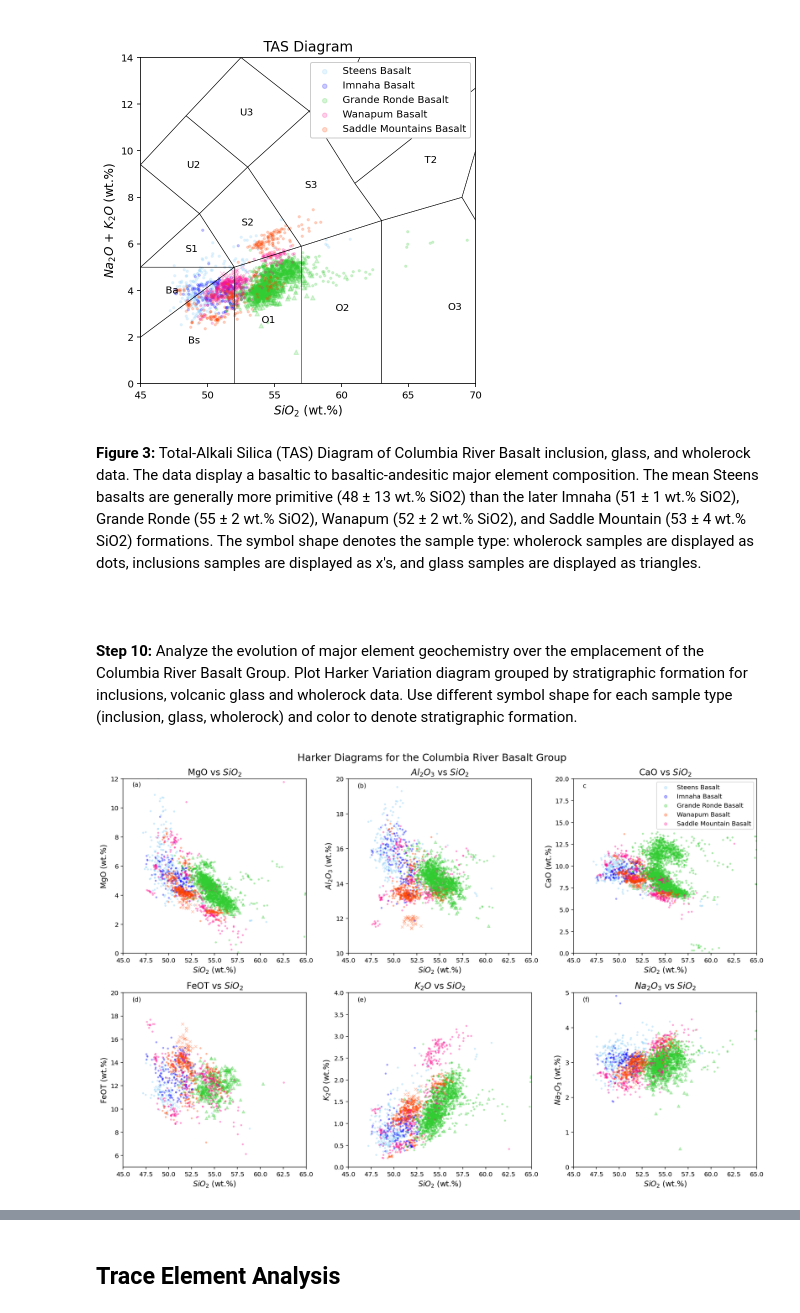
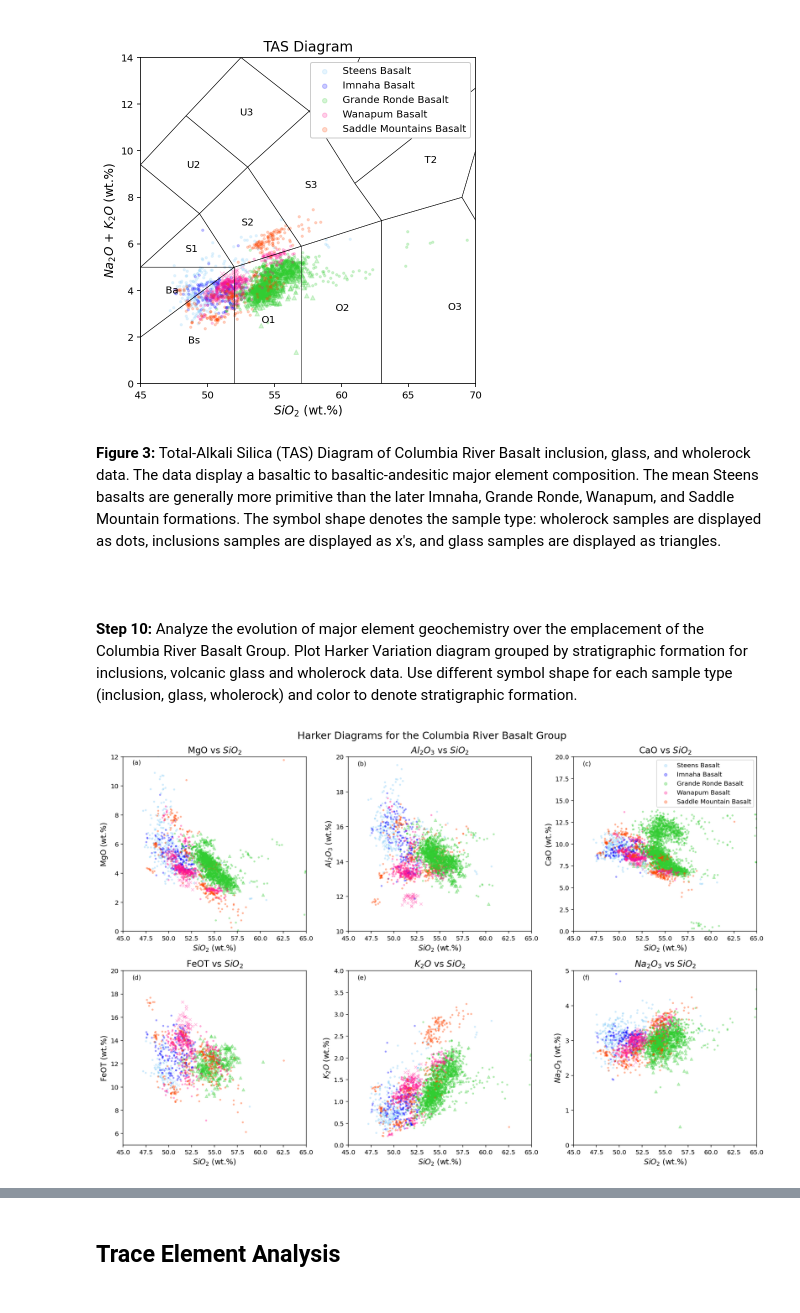
Before and after one commit to lhlinka/rces-final-project, a Jupyter notebook: finalproject.ipynb, the cells around one changed output, grey strips where cells are left out. Drawn from its saved outputs; the diff is of its cells as text; code cells hidden in the pictures.

```diff
--- a/finalproject.ipynb
+++ b/finalproject.ipynb
@@ -167,7 +167,7 @@ df['Total(WT%)NORM'] = df.loc[:,MAJOR_ELEMENTS_NORM].sum(axis=1, min_count=1)
 df['NA2O+K2O(WT%)NORM'] = df['NA2O(WT%)NORM'] + df['K2O(WT%)NORM']
 
 # Create a new Column with Magnesium # (MG#).
-df['MG#'] = 100 * (df['MGO(WT%)NORM']/40.3) / (df['MGO(WT%)NORM']/40.3 / 40.3 + df['FEOT(WT%)NORM'] / 71.08
+df['MG#'] = 100 * (df['MGO(WT%)NORM']/40.3) / (df['MGO(WT%)NORM']/40.3 / 40.3 + df['FEOT(WT%)NORM'] / 71.08 )
 
 # Create a new Columns with trace element ratios of interest: DY/YB , CE/Y, BA/LA
 df['DY/YB'] = df['DY(PPM)'] / df['YB(PPM)']
@@ -323,7 +321,7 @@ ax.legend(fontsize = 10, markerscale = 2, loc = 'upper right', frameon=True, fac
 # %% [output]
 [figure]
 # %% [markdown]
-<b>Figure 3:</b> Total-Alkali Silica (TAS) Diagram of Columbia River Basalt inclusion, glass, and wholerock data. The data display a basaltic to basaltic-andesitic major element composition. The mean Steens basalts are generally more primitive (48 ± 13 wt.% SiO2) than the later Imnaha (51 ± 1 wt.% SiO2), Grande Ronde (55 ± 2 wt.% SiO2), Wanapum (52 ± 2 wt.% SiO2), and Saddle Mountain (53 ± 4 wt.% SiO2) formations. The symbol shape denotes the sample type: wholerock samples are displayed as dots, inclusions samples are displayed as x's, and glass samples are displayed as triangles.
+<b>Figure 3:</b> Total-Alkali Silica (TAS) Diagram of Columbia River Basalt inclusion, glass, and wholerock data. The data display a basaltic to basaltic-andesitic major element composition. The mean Steens basalts are generally more primitive than the later Imnaha, Grande Ronde, Wanapum, and Saddle Mountain formations. The symbol shape denotes the sample type: wholerock samples are displayed as dots, inclusions samples are displayed as x's, and glass samples are displayed as triangles.
 <br/>
 <br/>
 <br/>
@@ -336,64 +334,64 @@ fig.suptitle('Harker Diagrams for the Columbia River Basalt Group', fontsize=16)
 
 # Plot inclusion, glass, and wholerock data on Harker Diagram
 gb_inclusion.get_group(' STEENS BASALT').plot.scatter(x='SIO2(WT%)NORM', y='MGO(WT%)NORM', c='lightskyblue', marker='x', alpha=0.3, ax=ax[0,0])
-gb_inclusion.get_group(' WANAPUM BASALT').plot.scatter(x='SIO2(WT%)NORM', y='MGO(WT%)NORM', c='orangered', marker='x', alpha=0.3, ax=ax[0,0])
-gb_glass.get_group(' WANAPUM BASALT').plot.scatter(x='SIO2(WT%)NORM', y='MGO(WT%)NORM', c='orangered', marker='^', alpha=0.3, ax=ax[0,0])
+gb_inclusion.get_group(' WANAPUM BASALT').plot.scatter(x='SIO2(WT%)NORM', y='MGO(WT%)NORM', c='deeppink', marker='x', alpha=0.3, ax=ax[0,0])
+gb_glass.get_group(' WANAPUM BASALT').plot.scatter(x='SIO2(WT%)NORM', y='MGO(WT%)NORM', c='deeppink', marker='^', alpha=0.3, ax=ax[0,0])
 gb_glass.get_group(' GRANDE RONDE BASALT').plot.scatter(x='SIO2(WT%)NORM', y='MGO(WT%)NORM', c='limegreen', marker='^', alpha=0.3, ax=ax[0,0])
 gb_wholerock.get_group(' STEENS BASALT').plot.scatter(x='SIO2(WT%)NORM', y='MGO(WT%)NORM', c='lightskyblue', marker='.', alpha = 0.3, ax=ax[0,0])
 gb_wholerock.get_group(' IMNAHA BASALT').plot.scatter(x='SIO2(WT%)NORM', y='MGO(WT%)NORM', c='blue', marker='.', alpha = 0.3, ax=ax[0,0])
-gb_wholerock.get_group(' SADDLE MOUNTAINS BASALT').plot.scatter(x='SIO2(WT%)NORM', y='MGO(WT%)NORM', c='deeppink', marker='.', alpha = 0.3, ax=ax[0,0])
-gb_wholerock.get_group(' WANAPUM BASALT').plot.scatter(x='SIO2(WT%)NORM', y='MGO(WT%)NORM', c='orangered', marker='.', alpha = 0.3, ax=ax[0,0])
+gb_wholerock.get_group(' SADDLE MOUNTAINS BASALT').plot.scatter(x='SIO2(WT%)NORM', y='MGO(WT%)NORM', c='orangered', marker='.', alpha = 0.3, ax=ax[0,0])
+gb_wholerock.get_group(' WANAPUM BASALT').plot.scatter(x='SIO2(WT%)NORM', y='MGO(WT%)NORM', c='deeppink', marker='.', alpha = 0.3, ax=ax[0,0])
 gb_wholerock.get_group(' GRANDE RONDE BASALT').plot.scatter(x='SIO2(WT%)NORM', y='MGO(WT%)NORM', c='limegreen', marker='.', alpha = 0.3, ax=ax[0,0])
 
 gb_inclusion.get_group(' STEENS BASALT').plot.scatter(x='SIO2(WT%)NORM', y='AL2O3(WT%)NORM', c='lightskyblue', marker='x', alpha=0.3, ax=ax[0,1])
-gb_inclusion.get_group(' WANAPUM BASALT').plot.scatter(x='SIO2(WT%)NORM', y='AL2O3(WT%)NORM', c='orangered', marker='x', alpha=0.3, ax=ax[0,1])
-gb_glass.get_group(' WANAPUM BASALT').plot.scatter(x='SIO2(WT%)NORM', y='AL2O3(WT%)NORM', c='orangered', marker='^', alpha=0.3, ax=ax[0,1])
+gb_inclusion.get_group(' WANAPUM BASALT').plot.scatter(x='SIO2(WT%)NORM', y='AL2O3(WT%)NORM', c='deeppink', marker='x', alpha=0.3, ax=ax[0,1])
+gb_glass.get_group(' WANAPUM BASALT').plot.scatter(x='SIO2(WT%)NORM', y='AL2O3(WT%)NORM', c='deeppink', marker='^', alpha=0.3, ax=ax[0,1])
 gb_glass.get_group(' GRANDE RONDE BASALT').plot.scatter(x='SIO2(WT%)NORM', y='AL2O3(WT%)NORM', c='limegreen', marker='^', alpha=0.3, ax=ax[0,1])
 gb_wholerock.get_group(' STEENS BASALT').plot.scatter(x='SIO2(WT%)NORM', y='AL2O3(WT%)NORM', c='lightskyblue', marker='.', alpha = 0.3, ax=ax[0,1])
 gb_wholerock.get_group(' IMNAHA BASALT').plot.scatter(x='SIO2(WT%)NORM', y='AL2O3(WT%)NORM', c='blue', marker='.', alpha = 0.3, ax=ax[0,1])
-gb_wholerock.get_group(' SADDLE MOUNTAINS BASALT').plot.scatter(x='SIO2(WT%)NORM', y='AL2O3(WT%)NORM', c='deeppink', marker='.', alpha = 0.3, ax=ax[0,1])
-gb_wholerock.get_group(' WANAPUM BASALT').plot.scatter(x='SIO2(WT%)NORM', y='AL2O3(WT%)NORM', c='orangered', marker='.', alpha = 0.3, ax=ax[0,1])
+gb_wholerock.get_group(' SADDLE MOUNTAINS BASALT').plot.scatter(x='SIO2(WT%)NORM', y='AL2O3(WT%)NORM', c='orangered', marker='.', alpha = 0.3, ax=ax[0,1])
+gb_wholerock.get_group(' WANAPUM BASALT').plot.scatter(x='SIO2(WT%)NORM', y='AL2O3(WT%)NORM', c='deeppink', marker='.', alpha = 0.3, ax=ax[0,1])
 gb_wholerock.get_group(' GRANDE RONDE BASALT').plot.scatter(x='SIO2(WT%)NORM', y='AL2O3(WT%)NORM', c='limegreen', marker='.', alpha = 0.3, ax=ax[0,1])
 
 gb_inclusion.get_group(' STEENS BASALT').plot.scatter(x='SIO2(WT%)NORM', y='CAO(WT%)NORM', c='lightskyblue', marker='x', alpha=0.3, ax=ax[0,2])
-gb_inclusion.get_group(' WANAPUM BASALT').plot.scatter(x='SIO2(WT%)NORM', y='CAO(WT%)NORM', c='orangered', marker='x', alpha=0.3, ax=ax[0,2])
-gb_glass.get_group(' WANAPUM BASALT').plot.scatter(x='SIO2(WT%)NORM', y='CAO(WT%)NORM', c='orangered', marker='^', alpha=0.3, ax=ax[0,2])
+gb_inclusion.get_group(' WANAPUM BASALT').plot.scatter(x='SIO2(WT%)NORM', y='CAO(WT%)NORM', c='deeppink', marker='x', alpha=0.3, ax=ax[0,2])
+gb_glass.get_group(' WANAPUM BASALT').plot.scatter(x='SIO2(WT%)NORM', y='CAO(WT%)NORM', c='deeppink', marker='^', alpha=0.3, ax=ax[0,2])
 gb_glass.get_group(' GRANDE RONDE BASALT').plot.scatter(x='SIO2(WT%)NORM', y='CAO(WT%)NORM', c='limegreen', marker='^', alpha=0.3, ax=ax[0,2])
 gb_wholerock.get_group(' STEENS BASALT').plot.scatter(x='SIO2(WT%)NORM', y='CAO(WT%)NORM', c='lightskyblue', marker='.', alpha = 0.3,label='Steens Basalt', ax=ax[0,2])
 gb_wholerock.get_group(' IMNAHA BASALT').plot.scatter(x='SIO2(WT%)NORM', y='CAO(WT%)NORM', c='blue', marker='.', alpha = 0.3,label='Imnaha Basalt', ax=ax[0,2])
 gb_wholerock.get_group(' GRANDE RONDE BASALT').plot.scatter(x='SIO2(WT%)NORM', y='CAO(WT%)NORM', c='limegreen', marker='.', alpha = 0.3,label='Grande Ronde Basalt', ax=ax[0,2])
-gb_wholerock.get_group(' WANAPUM BASALT').plot.scatter(x='SIO2(WT%)NORM', y='CAO(WT%)NORM', c='orangered', marker='.', alpha = 0.3,label='Wanapum Basalt', ax=ax[0,2])
-gb_wholerock.get_group(' SADDLE MOUNTAINS BASALT').plot.scatter(x='SIO2(WT%)NORM', y='CAO(WT%)NORM', c='deeppink', marker='.', alpha = 0.3,label='Saddle Mountain Basalt', ax=ax[0,2])
+gb_wholerock.get_group(' WANAPUM BASALT').plot.scatter(x='SIO2(WT%)NORM', y='CAO(WT%)NORM', c='deeppink', marker='.', alpha = 0.3,label='Wanapum Basalt', ax=ax[0,2])
+gb_wholerock.get_group(' SADDLE MOUNTAINS BASALT').plot.scatter(x='SIO2(WT%)NORM', y='CAO(WT%)NORM', c='orangered', marker='.', alpha = 0.3,label='Saddle Mountain Basalt', ax=ax[0,2])
 
 gb_inclusion.get_group(' STEENS BASALT').plot.scatter(x='SIO2(WT%)NORM', y='FEOT(WT%)NORM', c='lightskyblue', marker='x', alpha=0.3, ax=ax[1,0])
-gb_inclusion.get_group(' WANAPUM BASALT').plot.scatter(x='SIO2(WT%)NORM', y='FEOT(WT%)NORM', c='orangered', marker='x', alpha=0.3, ax=ax[1,0])
-gb_glass.get_group(' WANAPUM BASALT').plot.scatter(x='SIO2(WT%)NORM', y='FEOT(WT%)NORM', c='orangered', marker='^', alpha=0.3, ax=ax[1,0])
+gb_inclusion.get_group(' WANAPUM BASALT').plot.scatter(x='SIO2(WT%)NORM', y='FEOT(WT%)NORM', c='deeppink', marker='x', alpha=0.3, ax=ax[1,0])
+gb_glass.get_group(' WANAPUM BASALT').plot.scatter(x='SIO2(WT%)NORM', y='FEOT(WT%)NORM', c='deeppink', marker='^', alpha=0.3, ax=ax[1,0])
 gb_glass.get_group(' GRANDE RONDE BASALT').plot.scatter(x='SIO2(WT%)NORM', y='FEOT(WT%)NORM', c='limegreen', marker='^', alpha=0.3, ax=ax[1,0])
 gb_wholerock.get_group(' STEENS BASALT').plot.scatter(x='SIO2(WT%)NORM', y='FEOT(WT%)NORM', c='lightskyblue', marker='.', alpha = 0.3, ax=ax[1,0])
 gb_wholerock.get_group(' IMNAHA BASALT').plot.scatter(x='SIO2(WT%)NORM', y='FEOT(WT%)NORM', c='blue', marker='.', alpha = 0.3, ax=ax[1,0])
 gb_wholerock.get_group(' GRANDE RONDE BASALT').plot.scatter(x='SIO2(WT%)NORM', y='FEOT(WT%)NORM', c='limegreen', marker='.', alpha = 0.3, ax=ax[0,2])
-gb_wholerock.get_group(' WANAPUM BASALT').plot.scatter(x='SIO2(WT%)NORM', y='FEOT(WT%)NORM', c='orangered', marker='.', alpha = 0.3, ax=ax[1,0])
-gb_wholerock.get_group(' SADDLE MOUNTAINS BASALT').plot.scatter(x='SIO2(WT%)NORM', y='FEOT(WT%)NORM', c='deeppink', marker='.', alpha = 0.3, ax=ax[1,0])
+gb_wholerock.get_group(' WANAPUM BASALT').plot.scatter(x='SIO2(WT%)NORM', y='FEOT(WT%)NORM', c='deeppink', marker='.', alpha = 0.3, ax=ax[1,0])
+gb_wholerock.get_group(' SADDLE MOUNTAINS BASALT').plot.scatter(x='SIO2(WT%)NORM', y='FEOT(WT%)NORM', c='orangered', marker='.', alpha = 0.3, ax=ax[1,0])
 
 gb_inclusion.get_group(' STEENS BASALT').plot.scatter(x='SIO2(WT%)NORM', y='K2O(WT%)NORM', c='lightskyblue', marker='x', alpha=0.3, ax=ax[1,1])
-gb_inclusion.get_group(' WANAPUM BASALT').plot.scatter(x='SIO2(WT%)NORM', y='K2O(WT%)NORM', c='orangered', marker='x', alpha=0.3, ax=ax[1,1])
-gb_glass.get_group(' WANAPUM BASALT').plot.scatter(x='SIO2(WT%)NORM', y='K2O(WT%)NORM', c='orangered', marker='^', alpha=0.3, ax=ax[1,1])
+gb_inclusion.get_group(' WANAPUM BASALT').plot.scatter(x='SIO2(WT%)NORM', y='K2O(WT%)NORM', c='deeppink', marker='x', alpha=0.3, ax=ax[1,1])
+gb_glass.get_group(' WANAPUM BASALT').plot.scatter(x='SIO2(WT%)NORM', y='K2O(WT%)NORM', c='deeppink', marker='^', alpha=0.3, ax=ax[1,1])
 gb_glass.get_group(' GRANDE RONDE BASALT').plot.scatter(x='SIO2(WT%)NORM', y='K2O(WT%)NORM', c='limegreen', marker='^', alpha=0.3, ax=ax[1,1])
 gb_wholerock.get_group(' STEENS BASALT').plot.scatter(x='SIO2(WT%)NORM', y='K2O(WT%)NORM', c='lightskyblue', marker='.', alpha = 0.3, ax=ax[1,1])
 gb_wholerock.get_group(' IMNAHA BASALT').plot.scatter(x='SIO2(WT%)NORM', y='K2O(WT%)NORM', c='blue', marker='.', alpha = 0.3, ax=ax[1,1])
 gb_wholerock.get_group(' GRANDE RONDE BASALT').plot.scatter(x='SIO2(WT%)NORM', y='K2O(WT%)NORM', c='limegreen', marker='.', alpha = 0.3, ax=ax[1,1])
-gb_wholerock.get_group(' WANAPUM BASALT').plot.scatter(x='SIO2(WT%)NORM', y='K2O(WT%)NORM', c='orangered', marker='.', alpha = 0.3, ax=ax[1,1])
-gb_wholerock.get_group(' SADDLE MOUNTAINS BASALT').plot.scatter(x='SIO2(WT%)NORM', y='K2O(WT%)NORM', c='deeppink', marker='.', alpha = 0.3, ax=ax[1,1])
+gb_wholerock.get_group(' WANAPUM BASALT').plot.scatter(x='SIO2(WT%)NORM', y='K2O(WT%)NORM', c='deeppink', marker='.', alpha = 0.3, ax=ax[1,1])
+gb_wholerock.get_group(' SADDLE MOUNTAINS BASALT').plot.scatter(x='SIO2(WT%)NORM', y='K2O(WT%)NORM', c='orangered', marker='.', alpha = 0.3, ax=ax[1,1])
 
 gb_inclusion.get_group(' STEENS BASALT').plot.scatter(x='SIO2(WT%)NORM', y='NA2O(WT%)NORM', c='lightskyblue', marker='x', alpha=0.3, ax=ax[1,2])
-gb_inclusion.get_group(' WANAPUM BASALT').plot.scatter(x='SIO2(WT%)NORM', y='NA2O(WT%)NORM', c='orangered', marker='x', alpha=0.3, ax=ax[1,2])
-gb_glass.get_group(' WANAPUM BASALT').plot.scatter(x='SIO2(WT%)NORM', y='NA2O(WT%)NORM', c='orangered', marker='^', alpha=0.3, ax=ax[1,2])
+gb_inclusion.get_group(' WANAPUM BASALT').plot.scatter(x='SIO2(WT%)NORM', y='NA2O(WT%)NORM', c='deeppink', marker='x', alpha=0.3, ax=ax[1,2])
+gb_glass.get_group(' WANAPUM BASALT').plot.scatter(x='SIO2(WT%)NORM', y='NA2O(WT%)NORM', c='deeppink', marker='^', alpha=0.3, ax=ax[1,2])
 gb_glass.get_group(' GRANDE RONDE BASALT').plot.scatter(x='SIO2(WT%)NORM', y='NA2O(WT%)NORM', c='limegreen', marker='^', alpha=0.3, ax=ax[1,2])
 gb_wholerock.get_group(' STEENS BASALT').plot.scatter(x='SIO2(WT%)NORM', y='NA2O(WT%)NORM', c='lightskyblue', marker='.', alpha = 0.3, ax=ax[1,2])
 gb_wholerock.get_group(' IMNAHA BASALT').plot.scatter(x='SIO2(WT%)NORM', y='NA2O(WT%)NORM', c='blue', marker='.', alpha = 0.3, ax=ax[1,2])
 gb_wholerock.get_group(' GRANDE RONDE BASALT').plot.scatter(x='SIO2(WT%)NORM', y='NA2O(WT%)NORM', c='limegreen', marker='.', alpha = 0.3, ax=ax[1,2])
-gb_wholerock.get_group(' WANAPUM BASALT').plot.scatter(x='SIO2(WT%)NORM', y='NA2O(WT%)NORM', c='orangered', marker='.', alpha = 0.3, ax=ax[1,2])
-gb_wholerock.get_group(' SADDLE MOUNTAINS BASALT').plot.scatter(x='SIO2(WT%)NORM', y='NA2O(WT%)NORM', c='deeppink', marker='.', alpha = 0.3, ax=ax[1,2])
+gb_wholerock.get_group(' WANAPUM BASALT').plot.scatter(x='SIO2(WT%)NORM', y='NA2O(WT%)NORM', c='deeppink', marker='.', alpha = 0.3, ax=ax[1,2])
+gb_wholerock.get_group(' SADDLE MOUNTAINS BASALT').plot.scatter(x='SIO2(WT%)NORM', y='NA2O(WT%)NORM', c='orangered', marker='.', alpha = 0.3, ax=ax[1,2])
 
 # Add labels, legend, and adjust x- and y- plot extent
 ax[0,0].set_title('MgO vs $SiO_2$', fontsize = 14)
@@ -414,32 +412,32 @@ ax[0,2].set_title('CaO vs $SiO_2$', fontsize = 14)
 ax[0,2].set_xlabel('$SiO_2$ (wt.%)', fontsize = 12)
 ax[0,2].set_ylabel('CaO (wt.%)', fontsize = 12)
 ax[0,2].set_xlim(45,65)
 ax[0,2].set_ylim(0,20)
 ax[0,2].text(46, 19, r'(c)', fontsize=10, color='k')
 ax[0,2].legend(fontsize = 10, markerscale = 2, loc='upper right', frameon=True)
 
 ax[1,0].set_title('FeOT vs $SiO_2$', fontsize = 14)
 ax[1,0].set_xlabel('$SiO_2$ (wt.%)', fontsize = 12)
 ax[1,0].set_ylabel('FeOT (wt.%)', fontsize = 12)
 ax[1,0].set_xlim(45,65)
 ax[1,0].set_ylim(5,20)
 ax[1,0].text(46, 19.25, r'(d)', fontsize=10, color='k')
 
 
 ax[1,1].set_title('$K_2O$ vs $SiO_2$', fontsize = 14)
 ax[1,1].set_xlabel('$SiO_2$ (wt.%)', fontsize = 12)
 ax[1,1].set_ylabel('$K_2O$ (wt.%)', fontsize = 12)
 ax[1,1].set_xlim(45,65)
 ax[1,1].set_ylim(0,4)
 ax[1,1].text(46, 3.8, r'(e)', fontsize=10, color='k')
 
 
 ax[1,2].set_title('$Na_2O_3$ vs $SiO_2$', fontsize = 14)
 ax[1,2].set_xlabel('$SiO_2$ (wt.%)', fontsize = 12)
 ax[1,2].set_ylabel('$Na_2O_3$ (wt.%)', fontsize = 12)
 ax[1,2].set_xlim(45,65)
 ax[1,2].set_ylim(0,5)
 ax[1,2].text(46, 4.75, r'(f)', fontsize=10, color='k');
 # %% [output]
-[figure, old version]
+[figure, new version]
 # %% [markdown]
```
Also changed, not shown: parts of 10 cells of this notebook.
